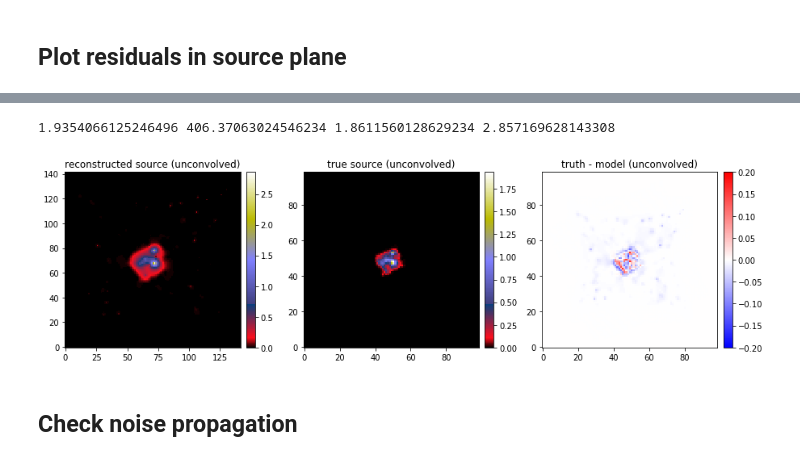
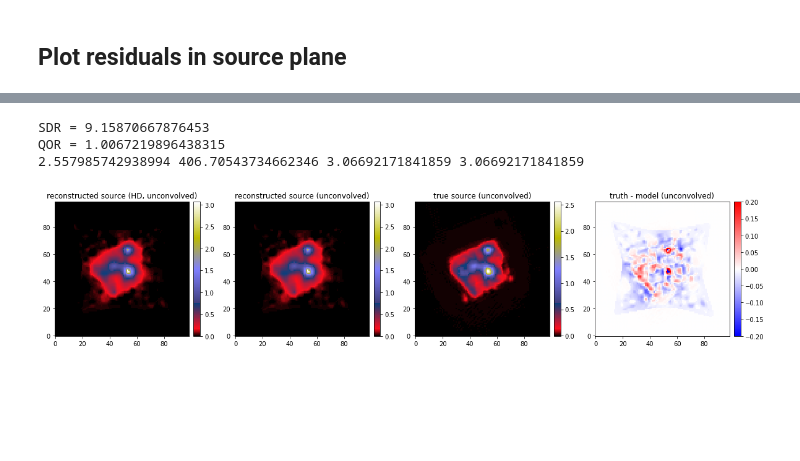
Before and after one commit to aymgal/SLITronomy, a Jupyter notebook: thirdparty/notebooks/03_complex_source_reconstruction.ipynb, the cells around one changed output, grey strips where cells are left out. Cells and saved outputs as stored; diff of their text form; code cells hidden in the pictures; blank space fills up the shorter version.

Commit message:
Add notebook for source+lens reconstruction

```diff
--- a/thirdparty/notebooks/03_complex_source_reconstruction.ipynb
+++ b/thirdparty/notebooks/03_complex_source_reconstruction.ipynb
@@ -68,7 +98,7 @@ sqrt_scale = lambda x: np.sqrt(x)
 num_pix = 99  # cutout pixel size
 delta_pix = 0.08  # pixel size in arcsec (area per pixel = deltaPix**2)
 
-background_rms = 0.05  # background noise per pixel
+background_rms = 0.2  # background noise per pixel
 #exp_time = 400  # exposure time (arbitrary units, flux per pixel is in units #photons/exp_time unit)
 
 psf_fwhm = 0.2  # full width half max of PSF, in delta_pix units
@@ -172,7 +180,14 @@ image_sim_1d = lenstro_util.image2array(image_sim)
 
 kwargs_data['image_data'] = image_sim
 if kwargs_data.get('exposure_time', None) is None:
-    kwargs_data['noise_map'] = background_rms * np.ones_like(image_sim)
+    use_regridding_error = False
+    if use_regridding_error:
+        data_x_grid, data_y_grid = data_class.coordinate_grid(num_pix, num_pix)
+        mag_map = lenstro_util.array2image(lens_model_class.magnification(lenstro_util.image2array(data_x_grid), lenstro_util.image2array(data_y_grid), kwargs_lens))
+        regrid_error2 = noise.regridding_error_map_squared(image_sim, mag_map, delta_pix, delta_pix/subgrid_res_source)
+        kwargs_data['noise_map'] = np.sqrt(regrid_error2 + background_rms**2)
+    else:
+        kwargs_data['noise_map'] = background_rms * np.ones_like(image_sim)
 data_class = ImageData(**kwargs_data)
 
 plt.title("noise map")
@@ -245,7 +260,7 @@ plt.show()
 ## Sparse optimizazion to reconstruct the source light
 # %%
 source_model_list_sparsefit = ['STARLETS']
-kwargs_starlets_source = {'n_scales': 6, 'n_pixels': np.size(image_sim)*subgrid_res_source**2}  # add center_x/center_y
+kwargs_starlets_source = {'n_scales': 10, 'n_pixels': np.size(image_sim)*subgrid_res_source**2}  # add center_x/center_y
 kwargs_source_sparsefit = [kwargs_starlets_source]
 source_model_class_sparsefit = LightModel(light_model_list=source_model_list_sparsefit)
 
@@ -260,19 +275,19 @@ else:
     likelihood_mask = None
 
 kwargs_sparse_solver = {
-    'lensing_operator': lensing_operator,  # 'simple' or 'interpol'
+    'lensing_operator': 'interpol',  # 'simple' or 'interpol'
 
     'subgrid_res_source': subgrid_res_source,
-    'minimal_source_plane': minimal_source_plane,
+    'minimal_source_plane': False,
     'min_num_pix_source': 69,
 
-    'formulation': formulation,
+    'formulation': 'analysis',
     'force_positivity': True,
     'sparsity_prior_norm': 1,
     'max_threshold': 2,
-    'max_threshold_high_freq': 3,
-    'num_iter': 80,
-    'num_iter_weights': 1,
+    'max_threshold_high_freq': 4,
+    'num_iter': 20,
+    'num_iter_weights': 2,
     'verbose': True,
     'show_steps': True,
 }
@@ -341,40 +356,45 @@ source_estimate_hd_min_grid = imageSparseFit.source_surface_brightness(kwargs_so
                                                            unconvolved=True, de_lensed=True, re_sized=False,
                                                            original_grid=False)
 
 model_unconvolved = imageSparseFit.source_surface_brightness(kwargs_source_sparsefit, kwargs_lens=None,
                                                                   unconvolved=True, de_lensed=False)
 
-#plt.imshow(model_unconvolved, origin='lower')
-#plt.show()
+from metrics import SDR, QOR
+print("SDR =", SDR(source_sim, source_estimate))
+print("QOR =", QOR(image_sim, sparseSolver.image_model(), np.sqrt(data_class.C_D)))
 
 print(source_sim.max(), source_sim_hd.max(), source_estimate.max(), source_estimate_hd.max())
 cut_level = 0.2
 
 #residuals_source = source_sim/source_sim.max() - source_estimate/source_estimate.max()
 residuals_source_conv = source_sim_conv - source_estimate_conv
 residuals_source = source_sim - source_estimate
 residuals_source_hd = source_sim_hd - source_estimate_hd
 residuals_source_hd_conv = source_sim_hd_conv - source_estimate_hd_conv
 
 rel_error_source_conv = (source_sim_conv - source_estimate_conv) / source_sim_conv
 
-fig, axes = plt.subplots(1, 3, figsize=(15, 4))
+fig, axes = plt.subplots(1, 4, figsize=(20, 4))
 ax = axes[0]
-ax.set_title("reconstructed source (unconvolved)")
-im = ax.imshow(source_estimate_hd_min_grid, origin='lower', cmap='gist_stern')
+ax.set_title("reconstructed source (HD, unconvolved)")
+im = ax.imshow(source_estimate_hd, origin='lower', cmap='gist_stern')
 nice_colorbar(im)
 ax = axes[1]
+ax.set_title("reconstructed source (unconvolved)")
+im = ax.imshow(source_estimate, origin='lower', cmap='gist_stern')
+nice_colorbar(im)
+ax = axes[2]
 ax.set_title("true source (unconvolved)")
 im = ax.imshow(source_sim, origin='lower', cmap='gist_stern')
 nice_colorbar(im)
-ax = axes[2]
+ax = axes[3]
 ax.set_title("truth - model (unconvolved)")
 im = ax.imshow(residuals_source, origin='lower', cmap='bwr', vmin=-cut_level, vmax=cut_level)
 #im = ax.imshow(rel_error_source_conv, origin='lower', cmap='bwr', vmin=-0.2, vmax=0.2)
 nice_colorbar(im)
 plt.show()
 # %% [output]
-1.9354066125246496 406.37063024546234 1.8611560128629234 2.857169628143308
+SDR = 9.15870667876453
+QOR = 1.0067219896438315
+2.557985742938994 406.70543734662346 3.06692171841859 3.06692171841859
-[figure, old version]
+[figure, new version]
-# %% [markdown]
-## Check noise propagation
```
Also changed, not shown: parts of 11 cells of this notebook, 2 other files.
